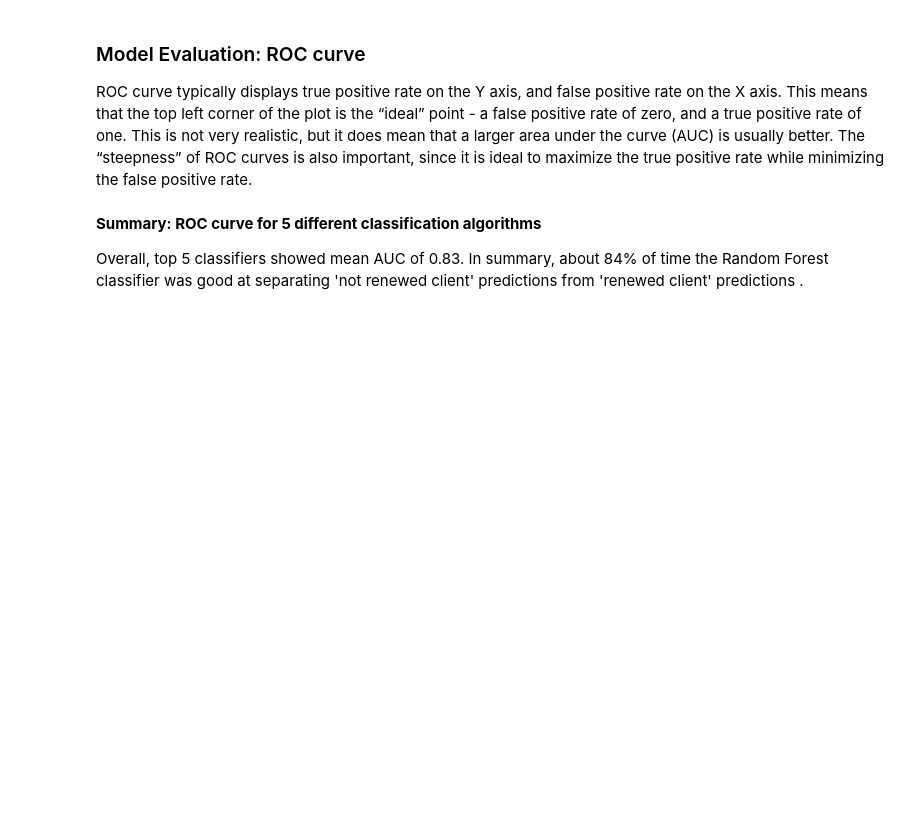
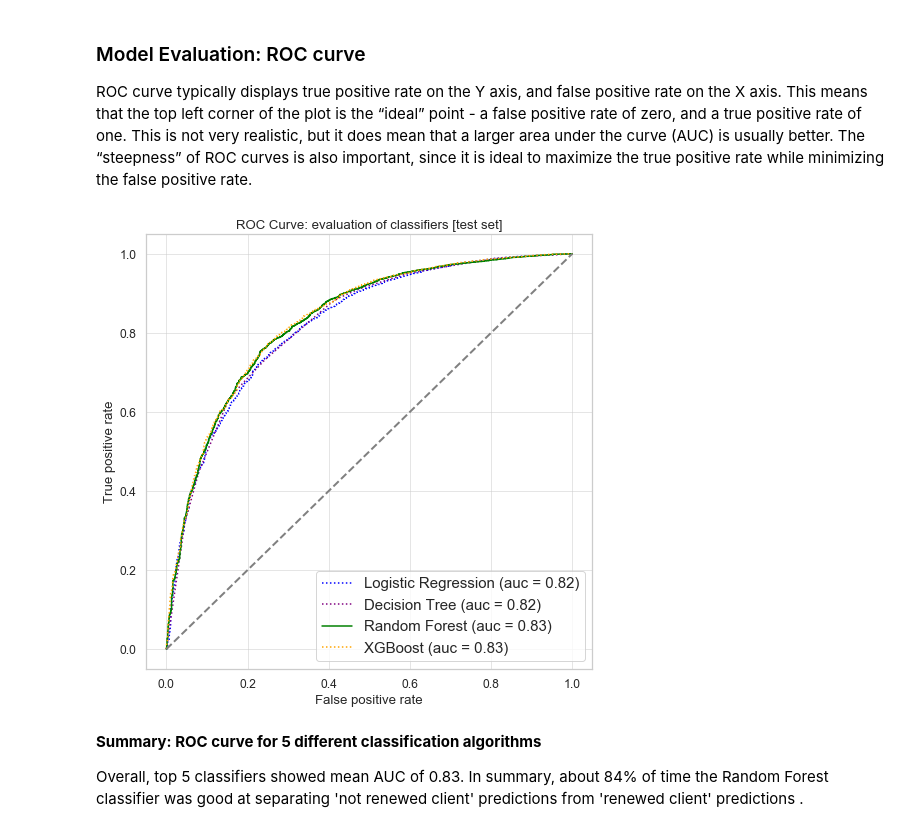
Before and after one commit to yoots88/portfolio, a Jupyter notebook: p4_insurance_policy/p4_insurance_policy.ipynb, the cells around one changed output. Cells and saved outputs as stored; diff of their text form; code cells hidden in the pictures; blank space fills up the shorter version.

```diff
--- a/p4_insurance_policy/p4_insurance_policy.ipynb
+++ b/p4_insurance_policy/p4_insurance_policy.ipynb
@@ -1611,33 +1471,39 @@ Overall, the majority vote classifier showed the best weighted average precision
 ### Model Evaluation: ROC curve ###
 ROC curve typically displays true positive rate on the Y axis, and false positive rate on the X axis. This means that the top left corner of the plot is the “ideal” point - a false positive rate of zero, and a true positive rate of one. This is not very realistic, but it does mean that a larger area under the curve (AUC) is usually better. The “steepness” of ROC curves is also important, since it is ideal to maximize the true positive rate while minimizing the false positive rate.
 # %%
+# Classifiers Label: #
+clf_labels = ['Logistic Regression', 'Decision Tree', 'Random Forest', 'XGBoost']
+all_clf = [random_search_lr, random_search_dt, random_search_rf, random_search_xgb]
+
 ###################################
 # Model Evaluation: ROC-AUC Curve #
 ###################################
 # Plot a ROC Curve #
 plt.figure(figsize=(8,8))
 # ROC for each classifiers
-colors = ['red', 'blue', 'orange', 'purple', 'green']
-linestyles = [':', ':', ':', ':', '-']
+colors = ['blue', 'purple', 'green', 'orange']
+linestyles = [':', ':', '-', ':']
 for clf, label, clr, ls \
     in zip(all_clf, clf_labels, colors, linestyles):
         # Asumming the label of the positive class is 1
         y_pred = clf.fit(X_train_cm,
                          y_train_cm).predict_proba(X_test_cm)[:,1]
         fpr, tpr, thresholds = skm.roc_curve(y_true=y_test,
                                          y_score=y_pred)
         roc_auc = skm.auc(x=fpr, y=tpr)
         plt.plot(fpr, tpr, color=clr, linestyle=ls,
                  label='%s (auc = %0.2f)' % (label, roc_auc))
 plt.plot([0,1], [0,1],linestyle='--',color='gray',linewidth=2)
 plt.xlim([-0.05,1.05])
 plt.ylim([-0.05,1.05])
 plt.grid(alpha=0.5)
 plt.title('ROC Curve: evaluation of classifiers [test set]')
 plt.xlabel('False positive rate')
 plt.ylabel('True positive rate')
 plt.legend(loc='lower right', prop={'size': 15})
 plt.show()
+# %% [output]
+[figure, added]
 # %% [markdown]
 **Summary: ROC curve for 5 different classification algorithms**
 
```
Also changed, not shown: parts of 15 cells of this notebook.
